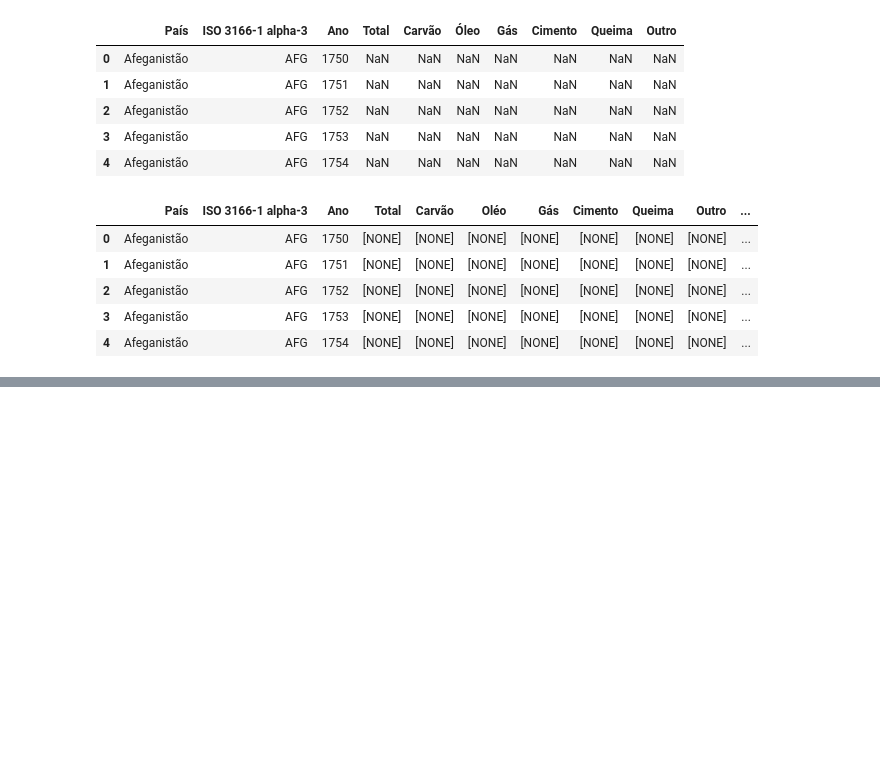
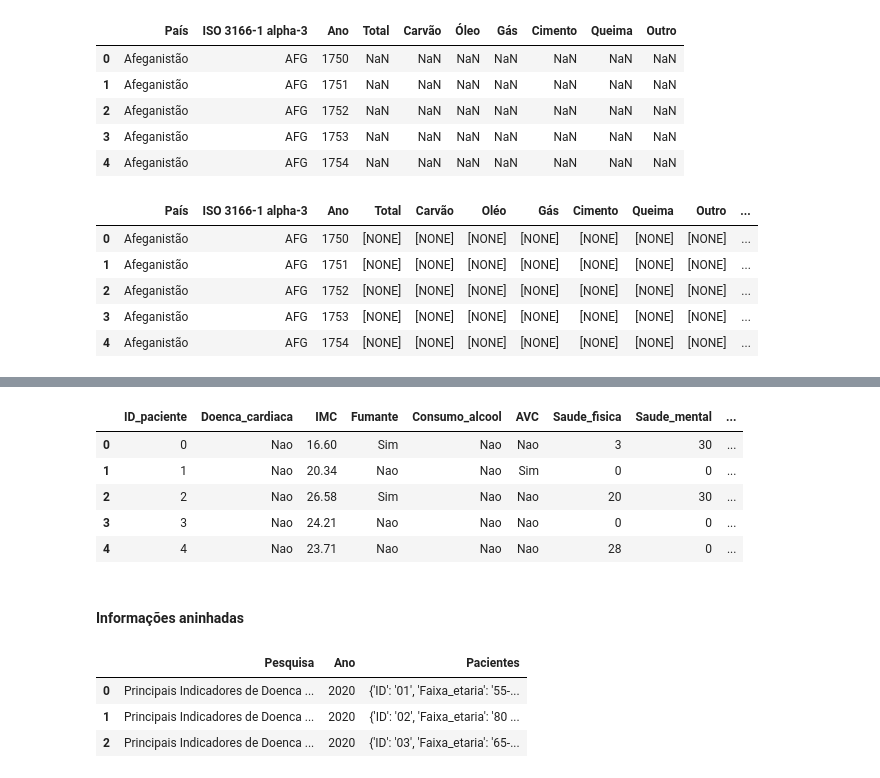
Before and after one commit to strawndri/python-ds-pandas-io, a Jupyter notebook: Projeto_Python_Data_Science.ipynb, the cells around one changed output, grey strips where cells are left out. Saved outputs shown, nothing was run; the diff lists cells and outputs as text; code cells hidden in the pictures; blank space fills up the shorter version.

Commit message:
Aula 3 - manipulando arquivos JSON

```diff
--- a/Projeto_Python_Data_Science.ipynb
+++ b/Projeto_Python_Data_Science.ipynb
@@ -324,0 +335,15 @@ fontes_sheets.head()
+# %%
+url = 'https://raw.githubusercontent.com/strawndri/python-ds-pandas-io/main/dados/pacientes.json'
+# %%
+dados_pacientes = pd.read_json(url)
+# %%
+dados_pacientes.head()
+# %% [output]
+|  | ID_paciente | Doenca_cardiaca | IMC | Fumante | Consumo_alcool | AVC | Saude_fisica | Saude_mental | ... |
+| 0 | 0 | Nao | 16.60 | Sim | Nao | Nao | 3 | 30 | ... |
+| 1 | 1 | Nao | 20.34 | Nao | Nao | Sim | 0 | 0 | ... |
+| 2 | 2 | Nao | 26.58 | Sim | Nao | Nao | 20 | 30 | ... |
+| 3 | 3 | Nao | 24.21 | Nao | Nao | Nao | 0 | 0 | ... |
+| 4 | 4 | Nao | 23.71 | Nao | Nao | Nao | 28 | 0 | ... |
+# %% [markdown]
+#### Informações aninhadas
@@ -324,0 +354,7 @@ fontes_sheets.head()
+# %%
+dados_pacientes_2.head()
+# %% [output]
+|  | Pesquisa | Ano | Pacientes |
+| 0 | Principais Indicadores de Doenca ... | 2020 | {'ID': '01', 'Faixa_etaria': '55-... |
+| 1 | Principais Indicadores de Doenca ... | 2020 | {'ID': '02', 'Faixa_etaria': '80 ... |
+| 2 | Principais Indicadores de Doenca ... | 2020 | {'ID': '03', 'Faixa_etaria': '65-... |
```
Also changed, not shown: parts of 11 cells of this notebook.
